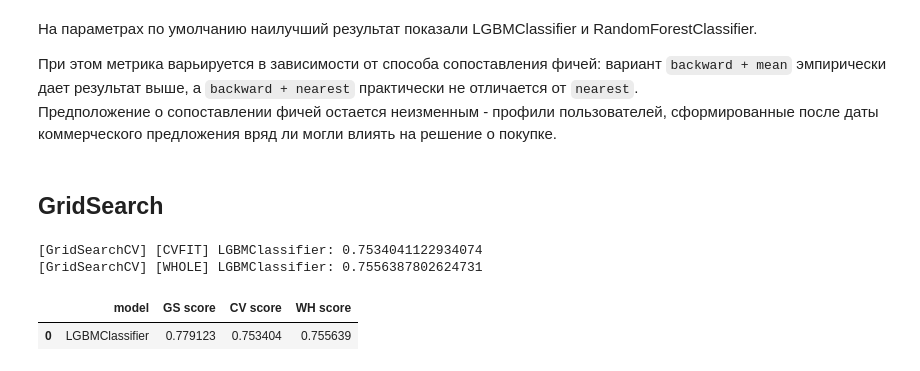
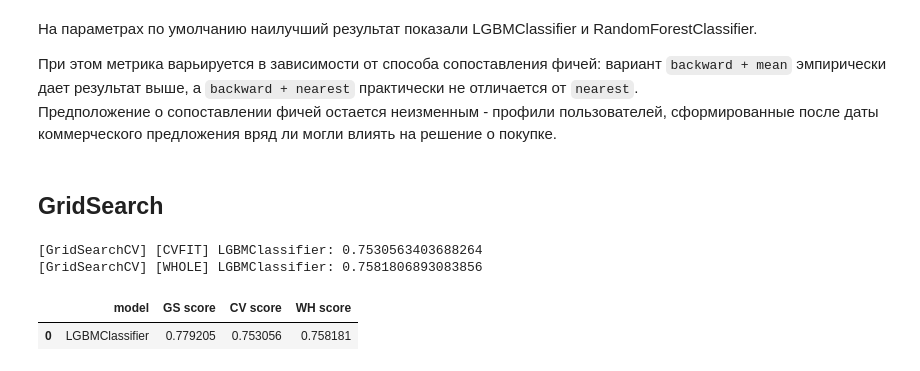
Before and after one commit to j2cry/gb_megafon, a Jupyter notebook: research/comparison.ipynb, the cells around one changed output. Cells and saved outputs as stored; diff of their text form; code cells hidden in the pictures.

```diff
--- a/research/comparison.ipynb
+++ b/research/comparison.ipynb
@@ -159,48 +159,44 @@ preparer = make_pipeline(
     BasicFiller(strategy='mean', apply_on_fly=True),
 )
 
-defaults = {
-    'random_state': 17,
-    'n_jobs': -1,
-    'class_weight': class_weights,
-}
-
 estimators = [
-    # RandomForestClassifier(**defaults),
-    LGBMClassifier(**defaults)
+    # RandomForestClassifier(),
+    LGBMClassifier()
 ]
 
 # =============================================================
 # grids = [
 #     {   # RandomForest grid
 #         'n_estimators': [50, 100, 150],
 #         'max_depth': [None, 3, 4, 6],
 #         'min_samples_leaf': [20, 31, 45],
 #     },
 #     # {   # LGBM grid
 #     #     'n_estimators': [50, 100, 150],
 #     #     'learning_rate': [0.05, 0.1, 0.2, 0.3],
 #     #     'max_depth': [-1, 4, 6],
 #     #     'num_leaves': [20, 31, 45, 60],
 #     # }
 # ]
 # =============================================================
 grids = [
     {   # parameters grid
-        'n_estimators': [100, 125, 150, 200],          # def=100
-        'learning_rate': [0.05, 0.1, 0.15, 0.2],     # def=0.1
-        # 'max_depth': [*range(0, 6)],            # def=-1
+        'random_state': [17,],                  # defaults
+        'n_jobs': [-1, ],                       # defaults
+        'class_weight': [class_weights, ],      # defaults
+        'n_estimators': [100, 125, 150, 200, 250],          # def=100
+        'learning_rate': [0.1, 0.15, 0.2, 0.25, 0.3],     # def=0.1
         # 'max_depth': [0, *range(3, 8)],            # def=-1
-        'num_leaves': [17, 23, 31, 37, 43],         # def=31
+        'num_leaves': [5, 7, 11, 17, 23, 31],         # def=31
     },
 ]
 
 result, gscv = cv_compare(estimators, data, target, grids=grids, cv=folds, pipe=preparer, scorer=f1_macro, logger=logging)
 pd.DataFrame(result)
 # %% [output]
-[GridSearchCV] [CVFIT] LGBMClassifier: 0.7534041122934074
-[GridSearchCV] [WHOLE] LGBMClassifier: 0.7556387802624731
+[GridSearchCV] [CVFIT] LGBMClassifier: 0.7530563403688264
+[GridSearchCV] [WHOLE] LGBMClassifier: 0.7581806893083856
 |  | model | GS score | CV score | WH score |
-| 0 | LGBMClassifier | 0.779123 | 0.753404 | 0.755639 |
+| 0 | LGBMClassifier | 0.779205 | 0.753056 | 0.758181 |
 # %%
 USE_ESTIMATOR = 0
```
Also changed, not shown: parts of 1 cell of this notebook, 7 other files.
